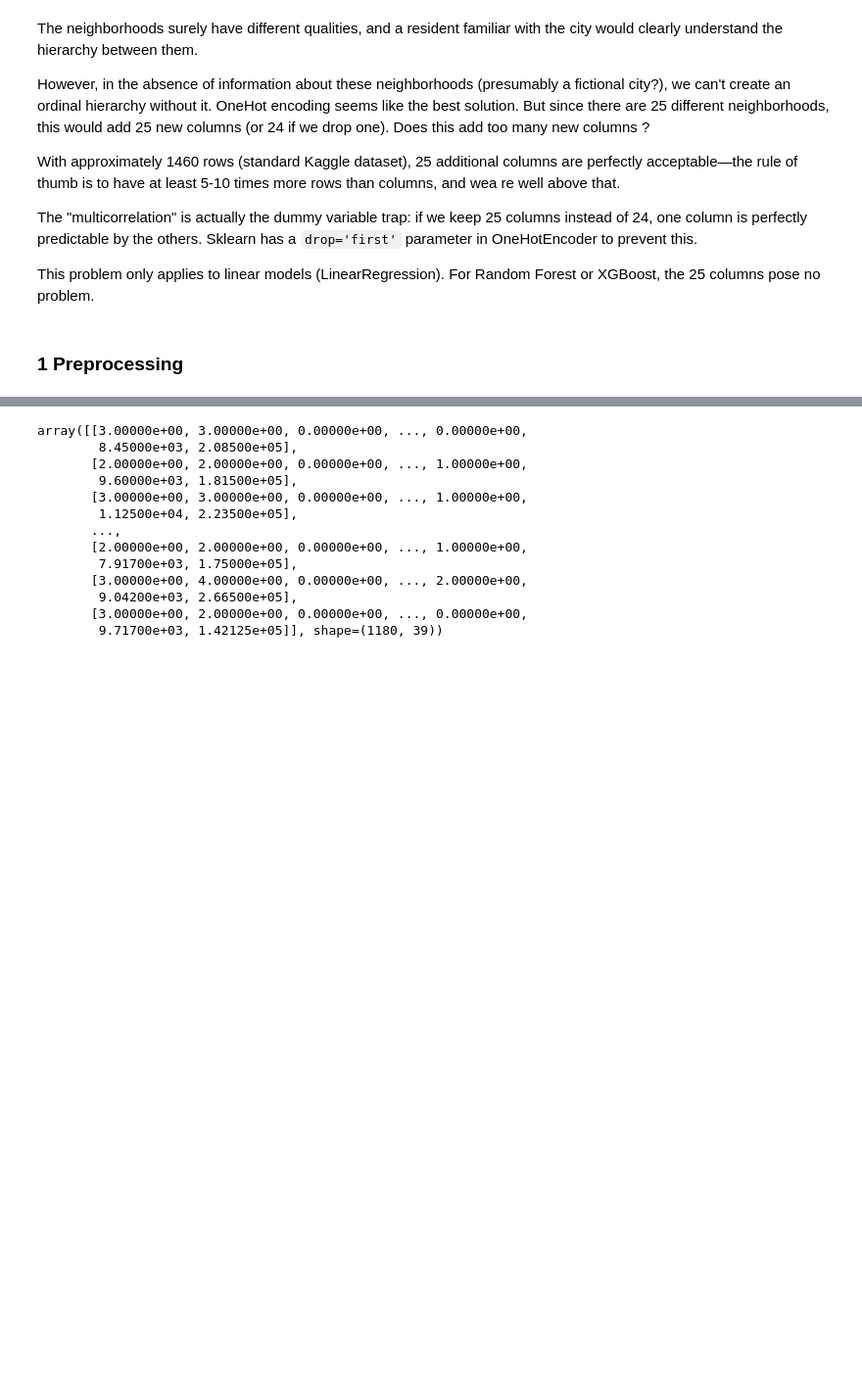
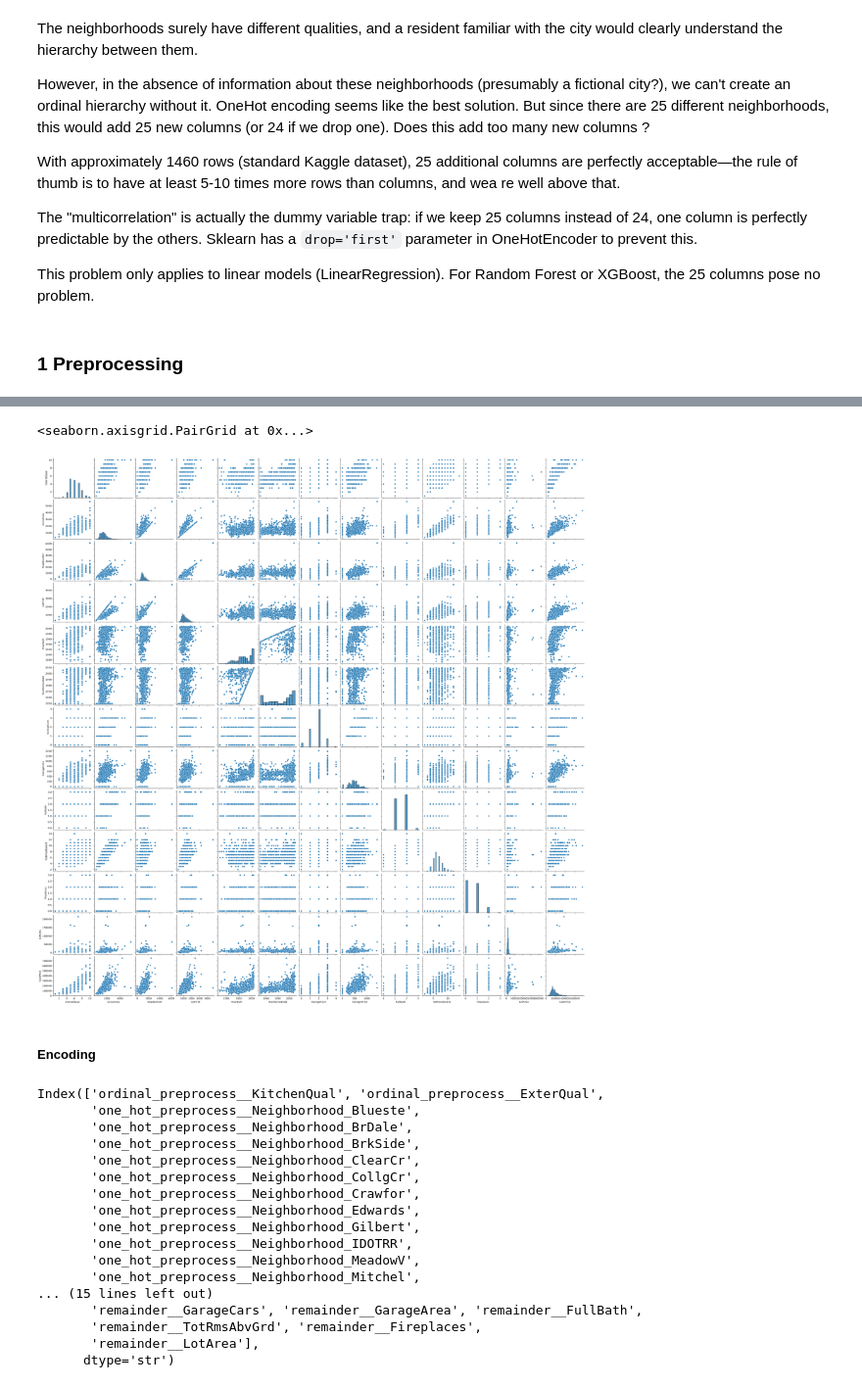
Before and after one commit to Binardino/ML---Real-Estate-Price-Prediction, a Jupyter notebook: notebook.ipynb, the cells around one changed output, grey strips where cells are left out. Shown at 98% size. Saved outputs shown, nothing was run; the diff lists cells and outputs as text; code cells hidden in the pictures; blank space fills up the shorter version.

```diff
--- a/notebook.ipynb
+++ b/notebook.ipynb
@@ -143,3 +339,10 @@ X = df.drop('SalePrice', axis=1)
+# %%
+sns.pairplot(df)
+# %% [output]
+<seaborn.axisgrid.PairGrid at 0x...>
+[figure, added]
+# %% [markdown]
+##### Encoding
 # %%
 #ordinal encoder for ExterQual & KitchenQual
 ordinal_order = ['Po' , 'Fa', 'TA', 'Gd', 'Ex']
@@ -156,19 +359,27 @@ ordinal_column_transfo = ColumnTransformer(transformers=[
                                             remainder='passthrough'
                                         )
 # %%
-ordinal_column_transfo.fit_transform(df)
+X_transformed_raw = ordinal_column_transfo.fit_transform(X)
+
+X_transformed = pd.DataFrame(X_transformed_raw, columns=ordinal_column_transfo.get_feature_names_out())
+
+X_transformed.columns
 # %% [output]
-array([[3.00000e+00, 3.00000e+00, 0.00000e+00, ..., 0.00000e+00,
-        8.45000e+03, 2.08500e+05],
-       [2.00000e+00, 2.00000e+00, 0.00000e+00, ..., 1.00000e+00,
-        9.60000e+03, 1.81500e+05],
-       [3.00000e+00, 3.00000e+00, 0.00000e+00, ..., 1.00000e+00,
-        1.12500e+04, 2.23500e+05],
-       ...,
-       [2.00000e+00, 2.00000e+00, 0.00000e+00, ..., 1.00000e+00,
-        7.91700e+03, 1.75000e+05],
-       [3.00000e+00, 4.00000e+00, 0.00000e+00, ..., 2.00000e+00,
-        9.04200e+03, 2.66500e+05],
-       [3.00000e+00, 2.00000e+00, 0.00000e+00, ..., 0.00000e+00,
-        9.71700e+03, 1.42125e+05]], shape=(1180, 39))
+Index(['ordinal_preprocess__KitchenQual', 'ordinal_preprocess__ExterQual',
+       'one_hot_preprocess__Neighborhood_Blueste',
+       'one_hot_preprocess__Neighborhood_BrDale',
+       'one_hot_preprocess__Neighborhood_BrkSide',
+       'one_hot_preprocess__Neighborhood_ClearCr',
+       'one_hot_preprocess__Neighborhood_CollgCr',
+       'one_hot_preprocess__Neighborhood_Crawfor',
+       'one_hot_preprocess__Neighborhood_Edwards',
+       'one_hot_preprocess__Neighborhood_Gilbert',
+       'one_hot_preprocess__Neighborhood_IDOTRR',
+       'one_hot_preprocess__Neighborhood_MeadowV',
+       'one_hot_preprocess__Neighborhood_Mitchel',
+... (15 lines left out)
+       'remainder__GarageCars', 'remainder__GarageArea', 'remainder__FullBath',
+       'remainder__TotRmsAbvGrd', 'remainder__Fireplaces',
+       'remainder__LotArea'],
+      dtype='str')
 # %%
```
Also changed, not shown: parts of 11 cells of this notebook.
